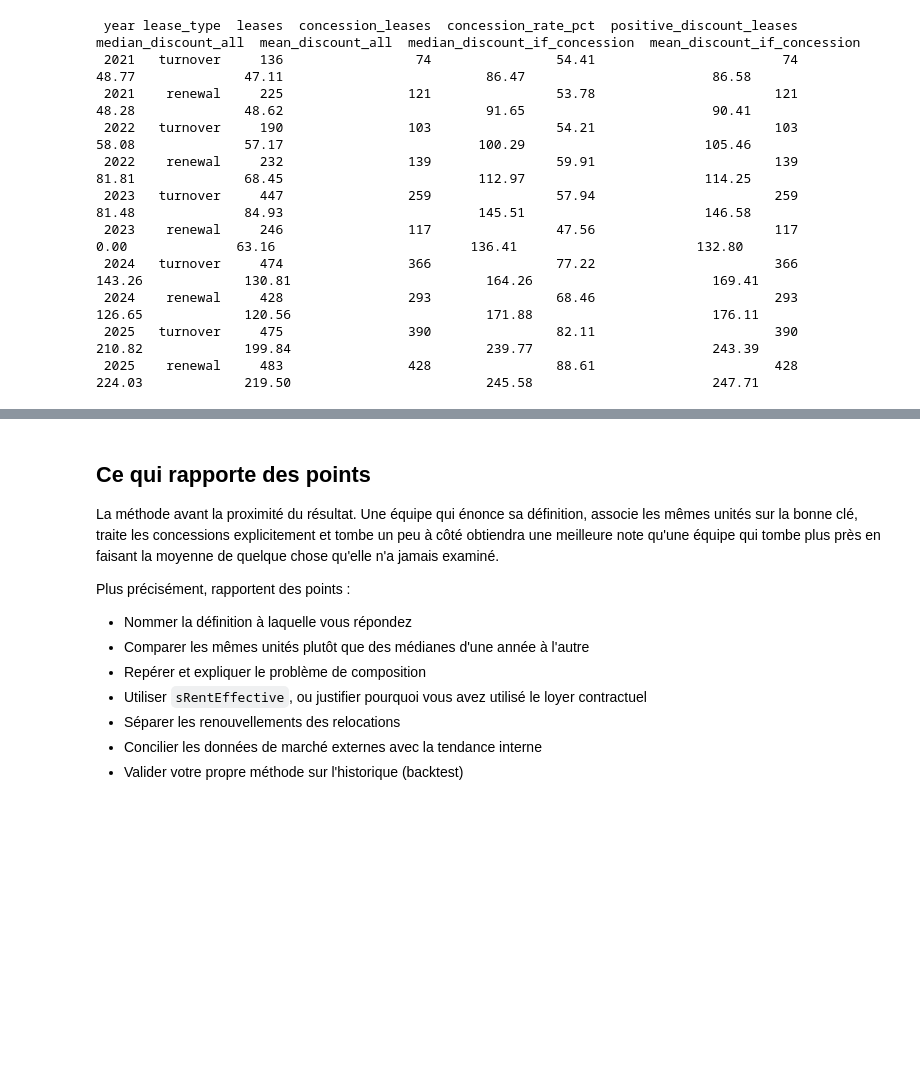
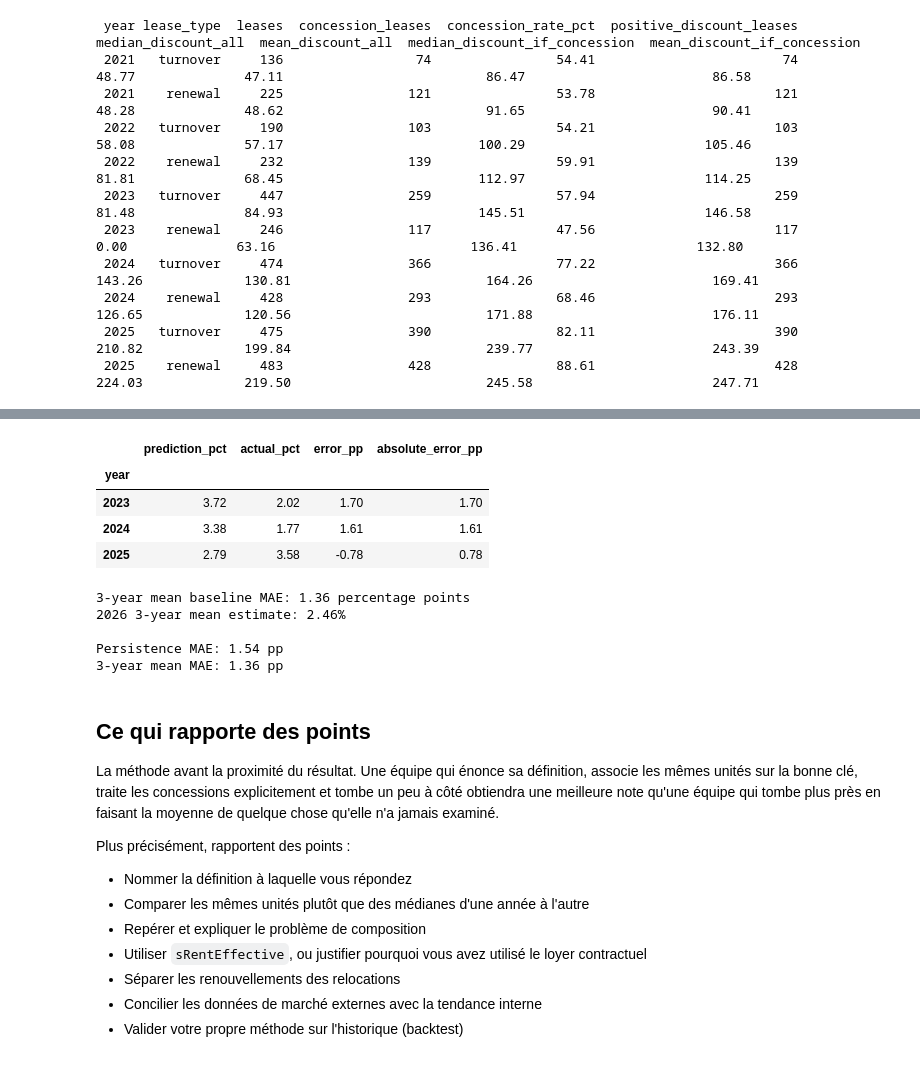
Before and after one commit to serafii/CodeML2026, a Jupyter notebook: equinoxe_analysis_fixed.ipynb, the cells around one changed output, grey strips where cells are left out. Cells and saved outputs as stored; diff of their text form; code cells hidden in the pictures; blank space fills up the shorter version.

```diff
--- a/equinoxe_analysis_fixed.ipynb
+++ b/equinoxe_analysis_fixed.ipynb
@@ -915,3 +1060,46 @@ print(concession_by_type[[
+# %%
+trailing_backtest = pd.DataFrame(
+    [
+        backtest_trailing_mean(leases, year)
+        for year in BACKTEST_YEARS
+    ]
+).set_index("year")
+
+trailing_mae = trailing_backtest["absolute_error_pp"].mean()
+trailing_2026 = trailing_mean_forecast(
+    leases,
+    FORECAST_YEAR,
+)
+
+display(trailing_backtest.round(2))
+
+print(
+    f"\n3-year mean baseline MAE: "
+    f"{trailing_mae:.2f} percentage points"
+)
+
+print(
+    f"2026 3-year mean estimate: "
+    f"{trailing_2026:.2f}%"
+)
+
+print(
+    f"\nPersistence MAE: {baseline_mae:.2f} pp"
+)
+print(
+    f"3-year mean MAE: {trailing_mae:.2f} pp"
+)
+# %% [output]
+|  | prediction_pct | actual_pct | error_pp | absolute_error_pp |
+| year |  |  |  |  |
+| 2023 | 3.72 | 2.02 | 1.70 | 1.70 |
+| 2024 | 3.38 | 1.77 | 1.61 | 1.61 |
+| 2025 | 2.79 | 3.58 | -0.78 | 0.78 |
+3-year mean baseline MAE: 1.36 percentage points
+2026 3-year mean estimate: 2.46%
+
+Persistence MAE: 1.54 pp
+3-year mean MAE: 1.36 pp
 # %%
 # Gabarit -- à compléter.
 
```
Also changed, not shown: parts of 5 cells of this notebook.
